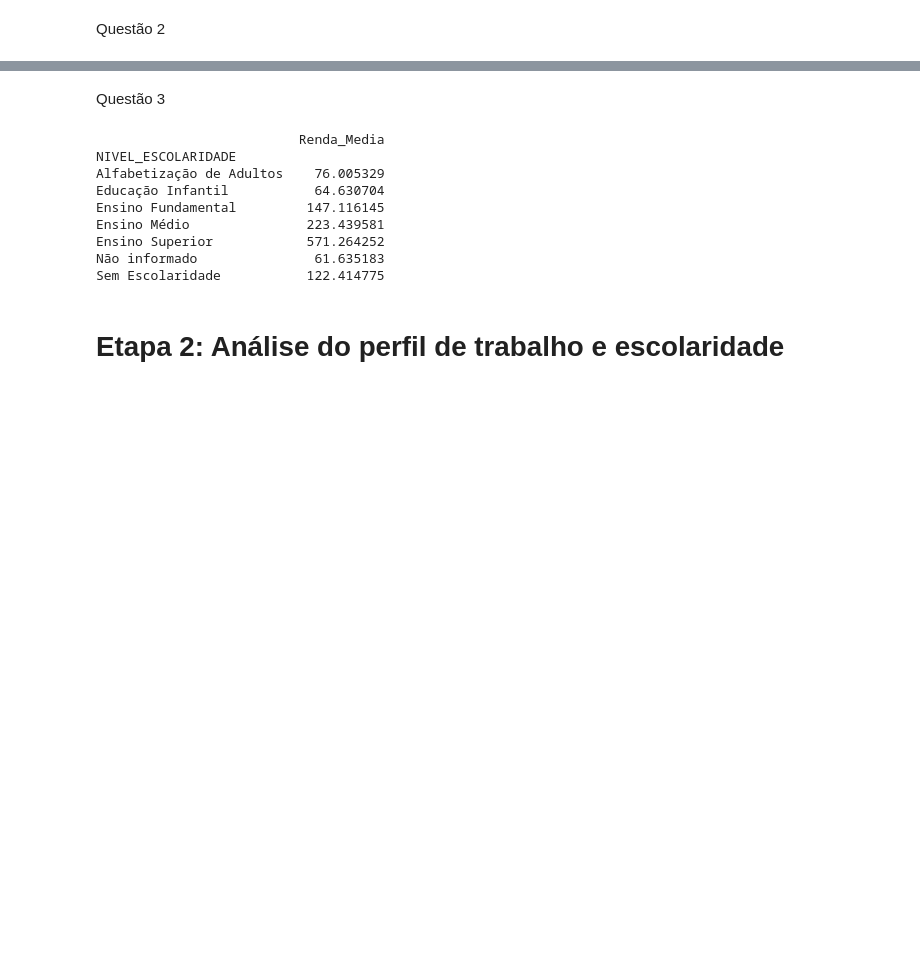
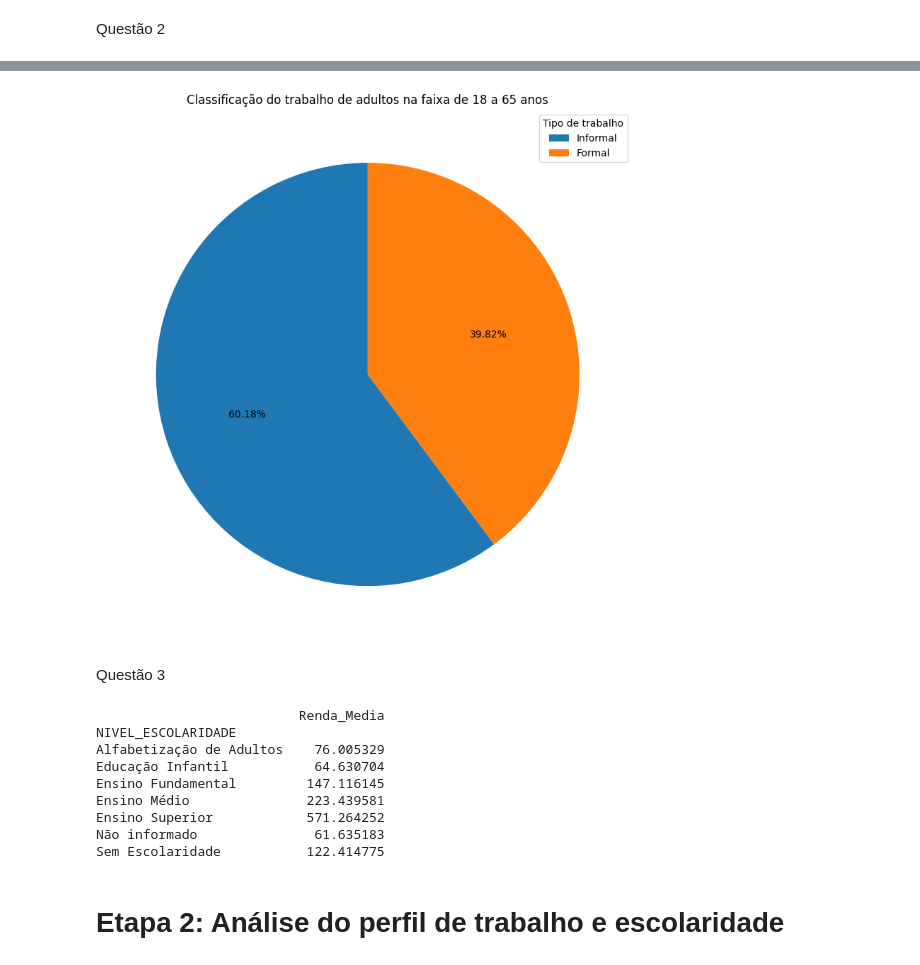
Before and after one commit to Tiago19M/Analise-de-dados, a Jupyter notebook: analiseCadUnico.ipynb, the cells around one changed output, grey strips where cells are left out. Saved outputs shown, nothing was run; the diff lists cells and outputs as text; code cells hidden in the pictures; blank space fills up the shorter version.

```diff
--- a/analiseCadUnico.ipynb
+++ b/analiseCadUnico.ipynb
@@ -245,3 +288,24 @@ print (pd.DataFrame({
+# %%
+mapa_class_trabalho = {
+    1 : "Informal",
+    2 : "Formal"
+}
+
+contagem = adultos["FORMALIDADE_TRABALHO"].map(mapa_class_trabalho).value_counts()
+
+mp.figure(figsize = (8, 8))
+mp.pie (
+    contagem.values,
+    labels = None,
+    autopct="%1.2f%%",
+    startangle=90
+)
+mp.title("Classificação do trabalho de adultos na faixa de 18 a 65 anos")
+mp.legend(contagem.index, title="Tipo de trabalho")
+mp.tight_layout()
+mp.show()
+# %% [output]
+[figure, added]
 # %% [markdown]
 Questão 3
 # %%
```
Also changed, not shown: parts of 12 cells of this notebook.
